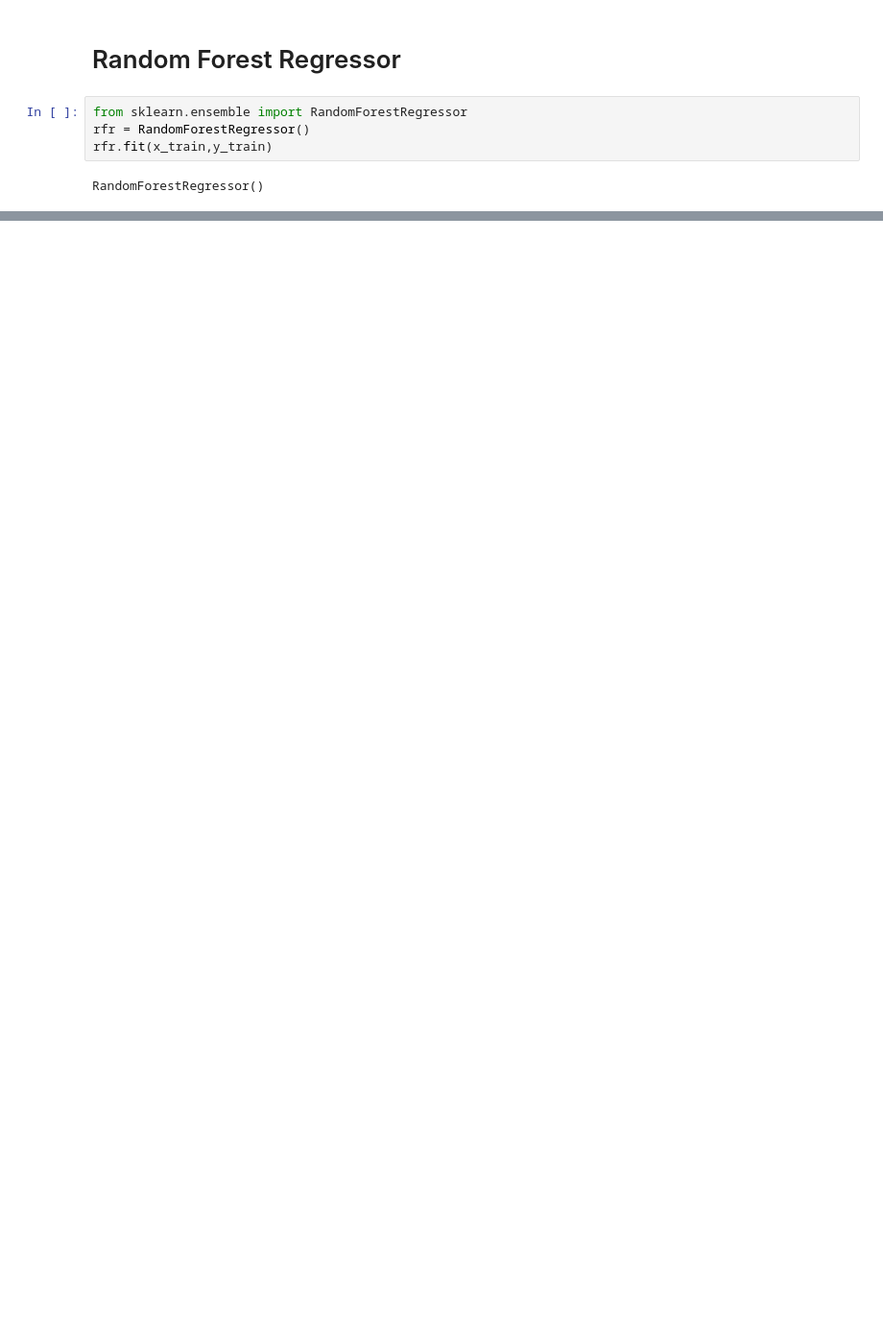
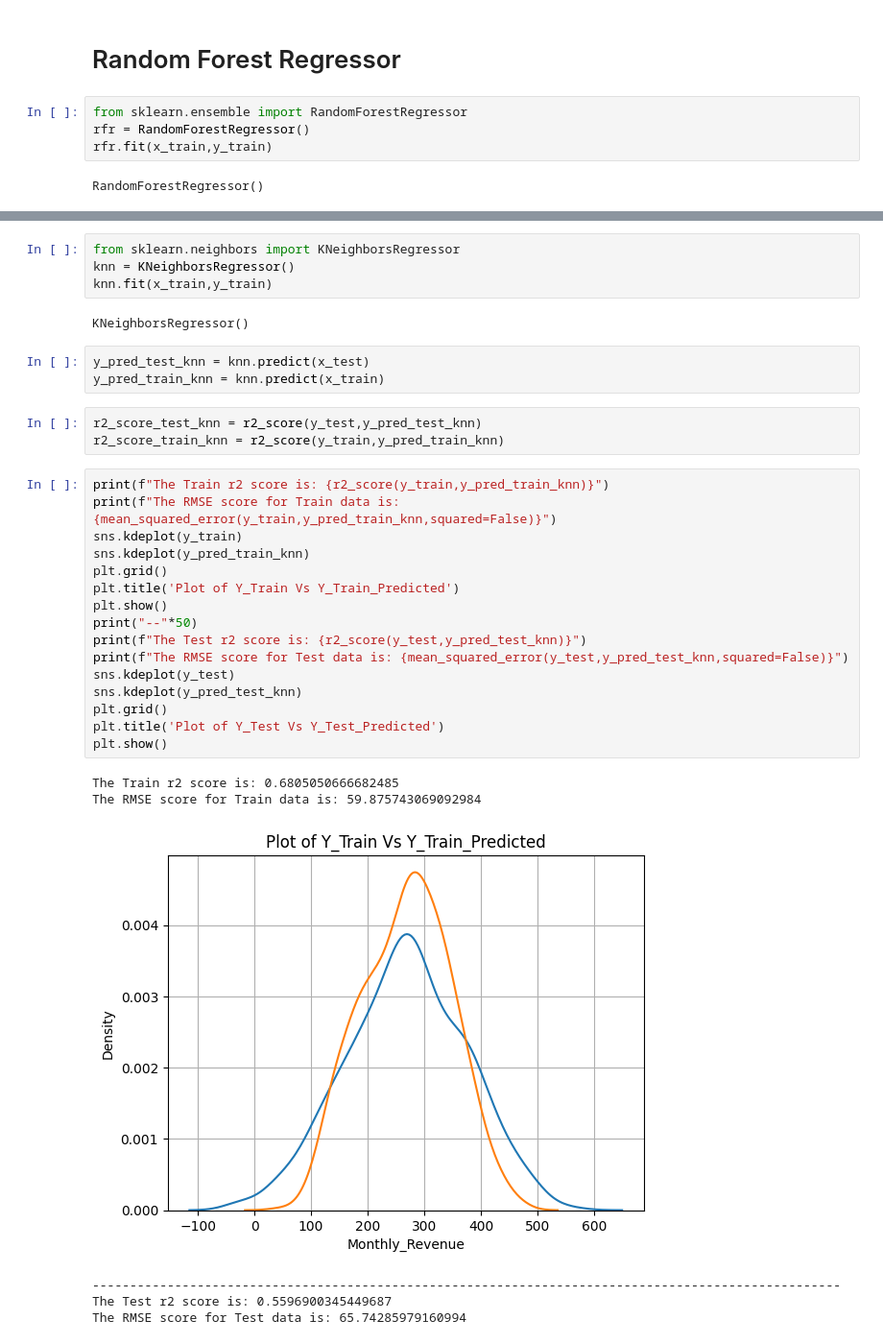
Before and after one commit to shivank124/Kaggle, a Jupyter notebook: restaurant-revenue-prediction-modelbuilding.ipynb, the cells around one changed output, grey strips where cells are left out. Shown at 96% size. Drawn from its saved outputs; the diff is of its cells as text; blank space fills up the shorter version.

```diff
--- a/restaurant-revenue-prediction-modelbuilding.ipynb
+++ b/restaurant-revenue-prediction-modelbuilding.ipynb
@@ -342,0 +348,35 @@ Hence Linear Regression gives better performance with r2_score of 66.86%.
+# %%
+from sklearn.neighbors import KNeighborsRegressor
+knn = KNeighborsRegressor()
+knn.fit(x_train,y_train)
+# %% [output]
+KNeighborsRegressor()
+# %%
+y_pred_test_knn = knn.predict(x_test)
+y_pred_train_knn = knn.predict(x_train)
+# %%
+r2_score_test_knn = r2_score(y_test,y_pred_test_knn)
+r2_score_train_knn = r2_score(y_train,y_pred_train_knn)
+# %%
+print(f"The Train r2 score is: {r2_score(y_train,y_pred_train_knn)}")
+print(f"The RMSE score for Train data is: {mean_squared_error(y_train,y_pred_train_knn,squared=False)}")
+sns.kdeplot(y_train)
+sns.kdeplot(y_pred_train_knn)
+plt.grid()
+plt.title('Plot of Y_Train Vs Y_Train_Predicted')
+plt.show()
+print("--"*50)
+print(f"The Test r2 score is: {r2_score(y_test,y_pred_test_knn)}")
+print(f"The RMSE score for Test data is: {mean_squared_error(y_test,y_pred_test_knn,squared=False)}")
+sns.kdeplot(y_test)
+sns.kdeplot(y_pred_test_knn)
+plt.grid()
+plt.title('Plot of Y_Test Vs Y_Test_Predicted')
+plt.show()
+# %% [output]
+The Train r2 score is: 0.6805050666682485
+The RMSE score for Train data is: 59.875743069092984
+[figure, added]
+----------------------------------------------------------------------------------------------------
+The Test r2 score is: 0.5596900345449687
+The RMSE score for Test data is: 65.74285979160994
```
Also changed, not shown: parts of 23 cells of this notebook.
